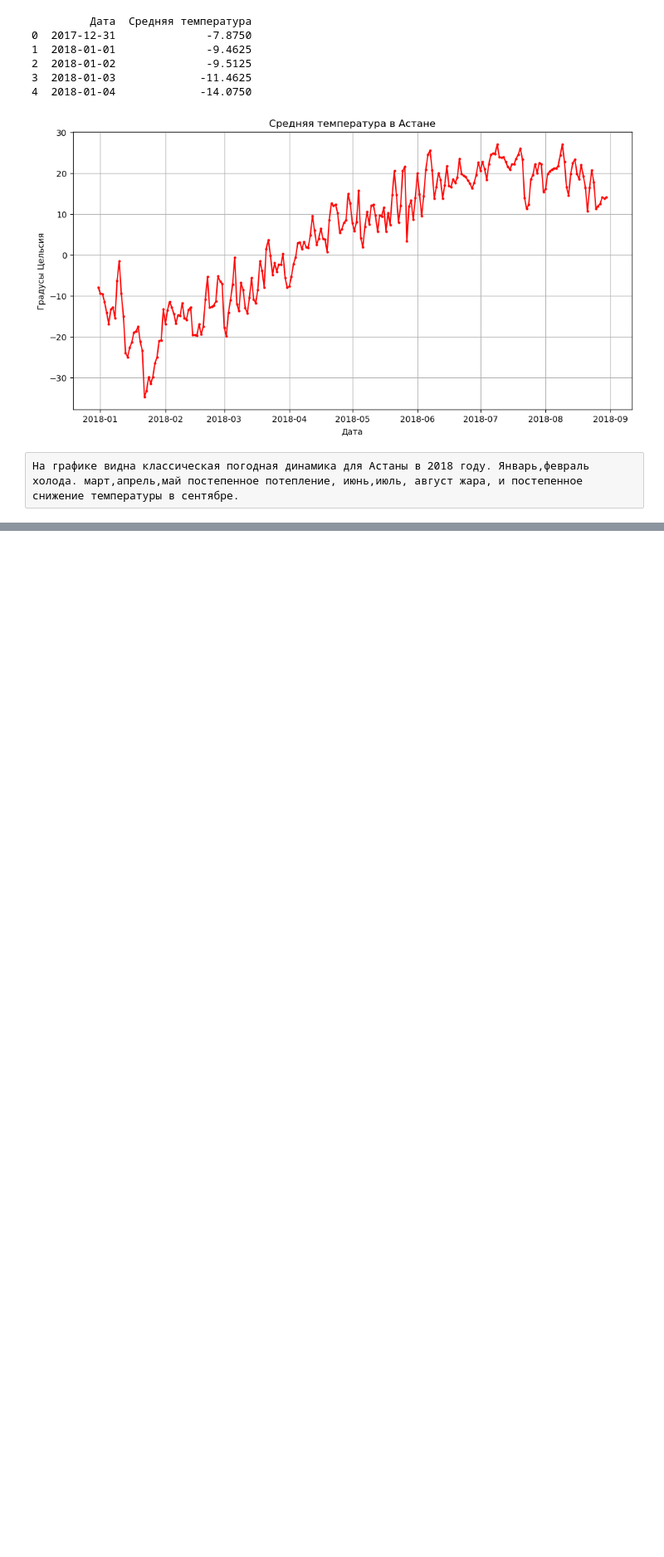
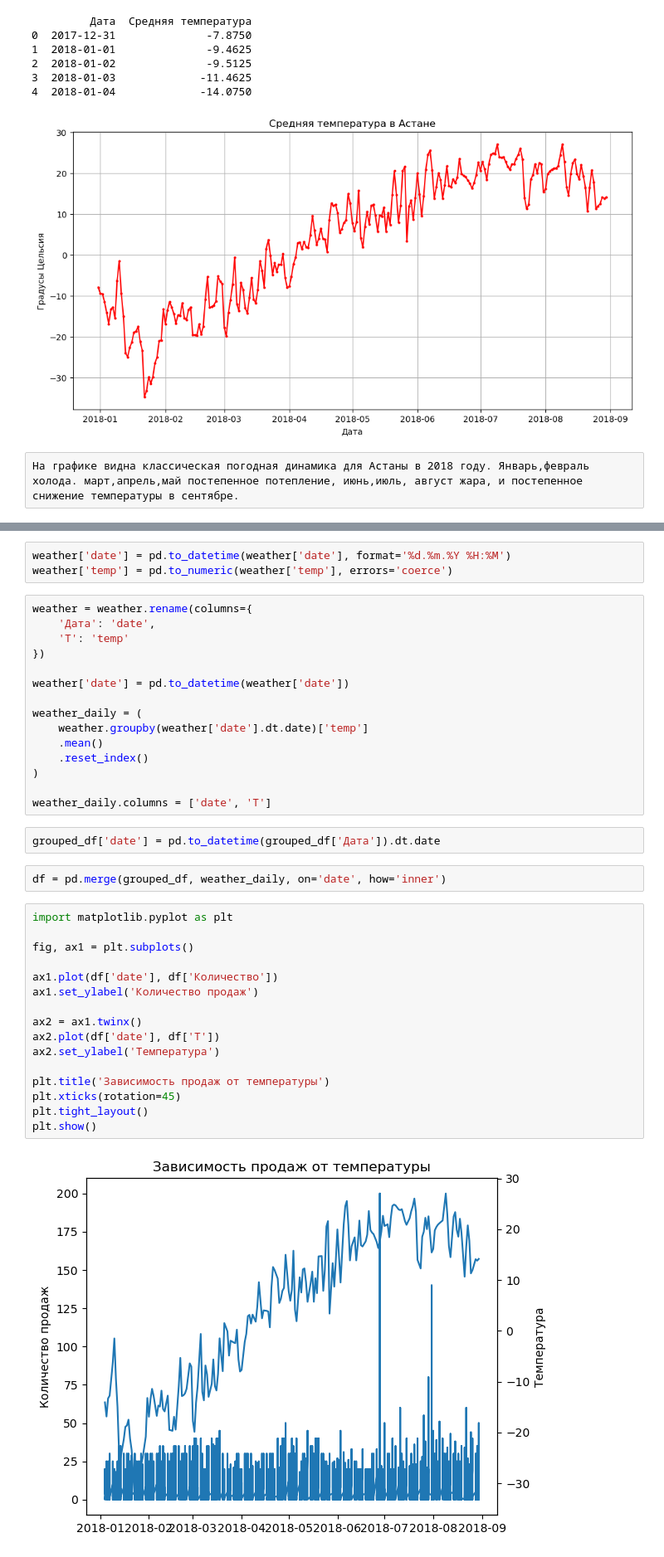
Before and after one commit to zhamilyabaisalova-eng/-, a Jupyter notebook: Блок 3 (1).ipynb, the cells around one changed output, grey strips where cells are left out. Shown at 83% size. Drawn from its saved outputs; the diff is of its cells as text; blank space fills up the shorter version.

```diff
--- a/Блок 3 (1).ipynb
+++ b/Блок 3 (1).ipynb
@@ -154,0 +167,40 @@ plt.show()
+# %%
+weather['date'] = pd.to_datetime(weather['date'], format='%d.%m.%Y %H:%M')
+weather['temp'] = pd.to_numeric(weather['temp'], errors='coerce')
+# %%
+weather = weather.rename(columns={
+    'Дата': 'date',
+    'T': 'temp'
+})
+
+weather['date'] = pd.to_datetime(weather['date'])
+
+weather_daily = (
+    weather.groupby(weather['date'].dt.date)['temp']
+    .mean()
+    .reset_index()
+)
+
+weather_daily.columns = ['date', 'T']
+# %%
+grouped_df['date'] = pd.to_datetime(grouped_df['Дата']).dt.date
+# %%
+df = pd.merge(grouped_df, weather_daily, on='date', how='inner')
+# %%
+import matplotlib.pyplot as plt
+
+fig, ax1 = plt.subplots()
+
+ax1.plot(df['date'], df['Количество'])
+ax1.set_ylabel('Количество продаж')
+
+ax2 = ax1.twinx()
+ax2.plot(df['date'], df['T'])
+ax2.set_ylabel('Температура')
+
+plt.title('Зависимость продаж от температуры')
+plt.xticks(rotation=45)
+plt.tight_layout()
+plt.show()
+# %% [output]
+[figure, added]
```
Also changed, not shown: parts of 6 cells of this notebook.
